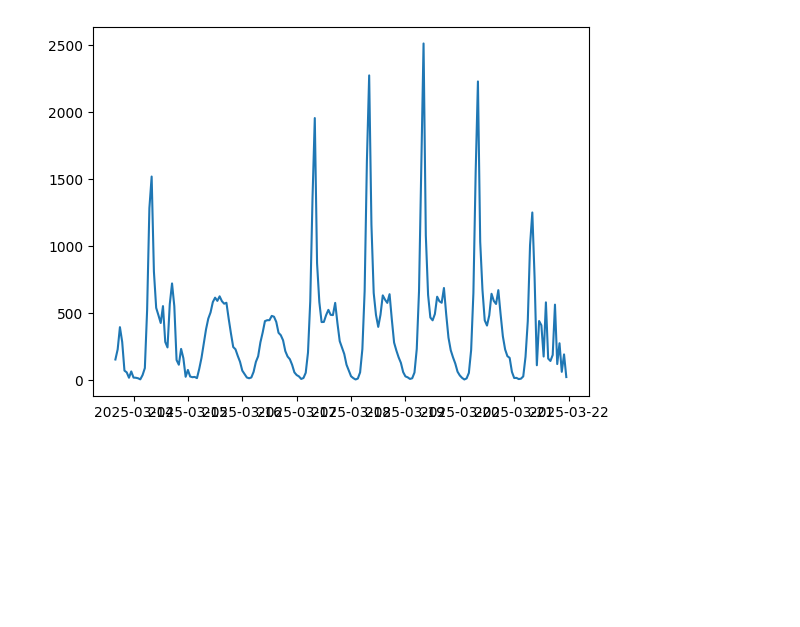
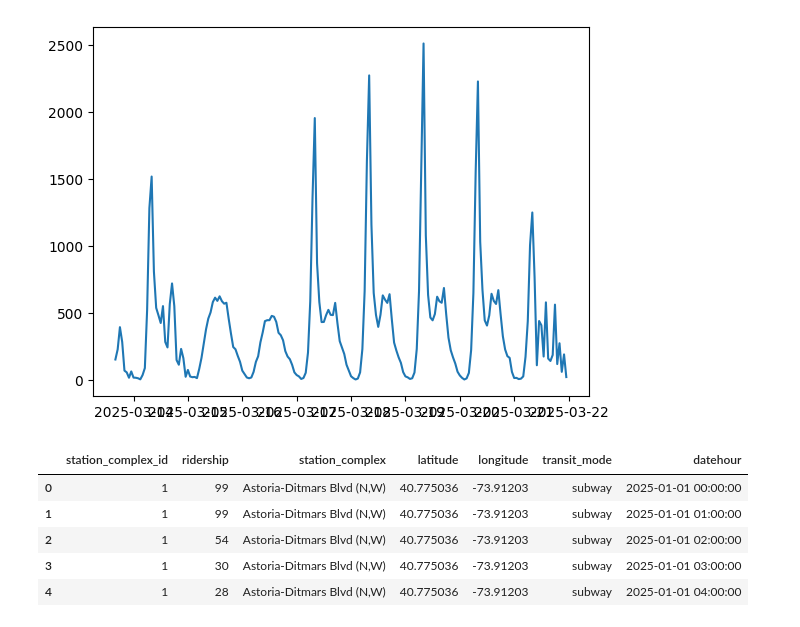
Before and after one commit to MazaArt/cubist-hackathon, a Jupyter notebook: eda/eda.ipynb, the cells around one changed output. Cells and saved outputs as stored; diff of their text form; code cells hidden in the pictures; blank space fills up the shorter version.

```diff
--- a/eda/eda.ipynb
+++ b/eda/eda.ipynb
@@ -237,3 +238,14 @@ plt.plot(hourly_ridership[hourly_ridership['station_complex_id'] == 1]['datehour
 [figure]
 # %%
 hourly_ridership[['station_complex_id', 'ridership', 'station_complex', 'latitude', 'longitude', 'transit_mode', 'datehour']].to_csv('processed_rideshare.csv', index=False)
+# %%
+subway_rideshare_data = pd.read_csv('processed_rideshare.csv.gz')
+subway_rideshare_data['datehour'] = pd.to_datetime(subway_rideshare_data['datehour'])
+subway_rideshare_data.head()
+# %% [output]
+|  | station_complex_id | ridership | station_complex | latitude | longitude | transit_mode | datehour |
+| 0 | 1 | 99 | Astoria-Ditmars Blvd (N,W) | 40.775036 | -73.91203 | subway | 2025-01-01 00:00:00 |
+| 1 | 1 | 99 | Astoria-Ditmars Blvd (N,W) | 40.775036 | -73.91203 | subway | 2025-01-01 01:00:00 |
+| 2 | 1 | 54 | Astoria-Ditmars Blvd (N,W) | 40.775036 | -73.91203 | subway | 2025-01-01 02:00:00 |
+| 3 | 1 | 30 | Astoria-Ditmars Blvd (N,W) | 40.775036 | -73.91203 | subway | 2025-01-01 03:00:00 |
+| 4 | 1 | 28 | Astoria-Ditmars Blvd (N,W) | 40.775036 | -73.91203 | subway | 2025-01-01 04:00:00 |
```
Also changed, not shown: parts of 5 cells of this notebook, 5 other files.
